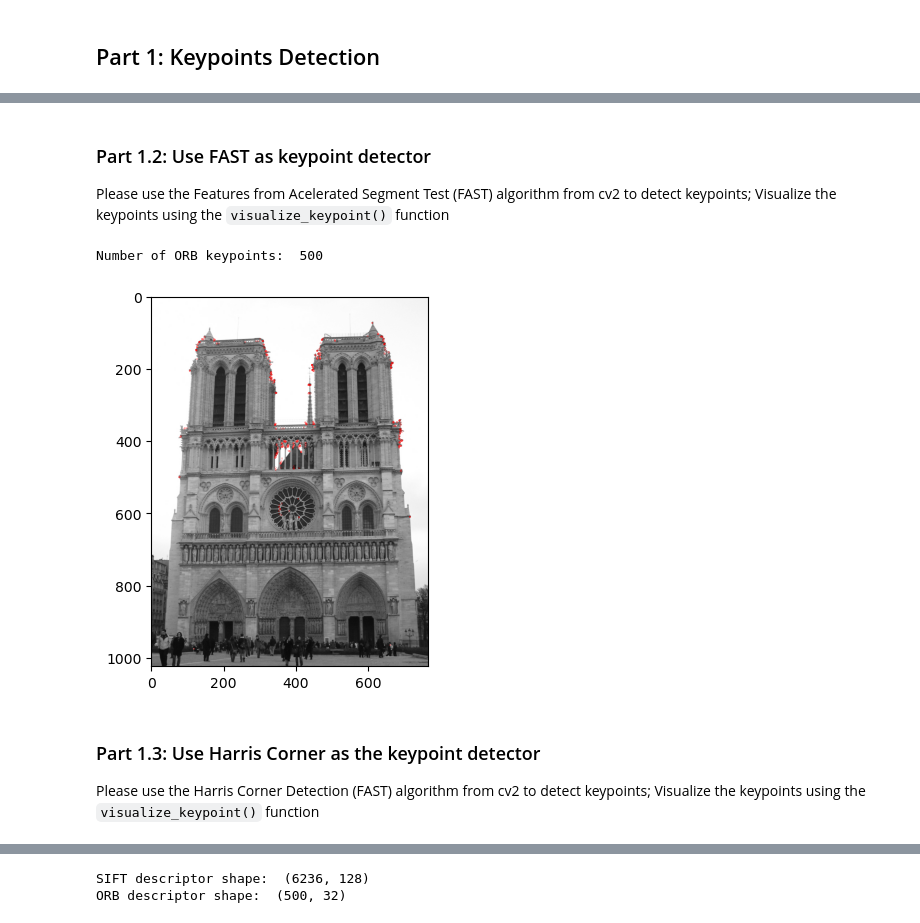
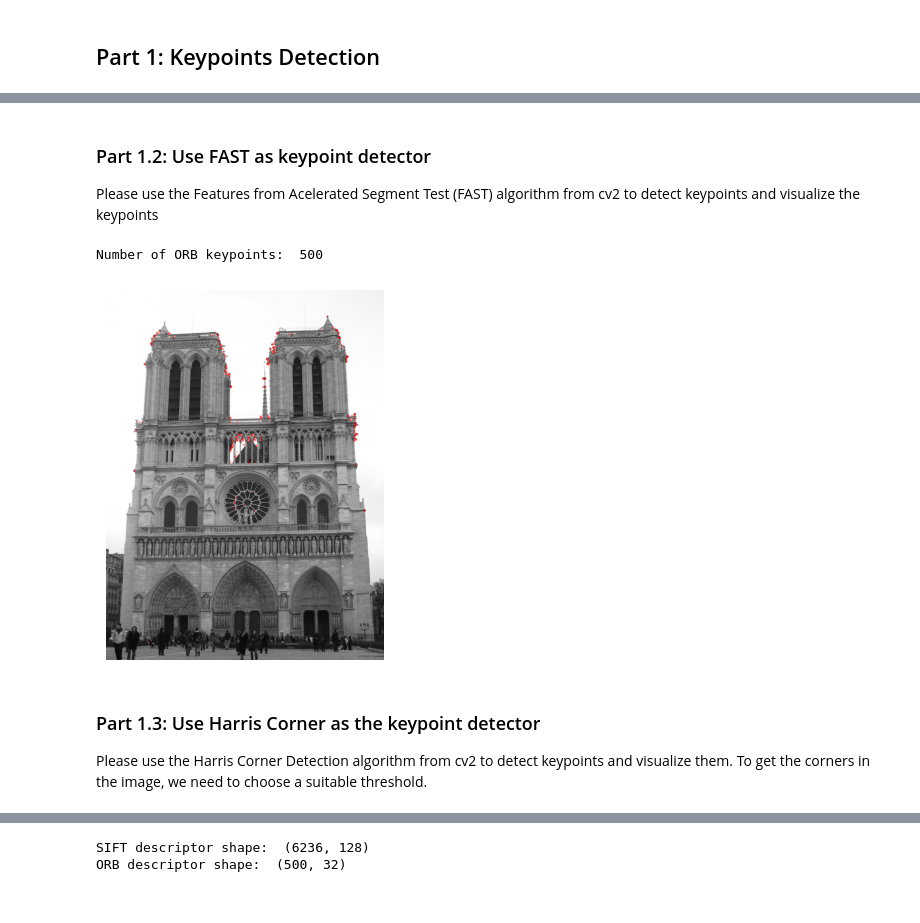
Before and after one commit to CassiniatSaturn/cv_hw, a Jupyter notebook: visualization.ipynb, the cells around one changed output, grey strips where cells are left out. Drawn from its saved outputs; the diff is of its cells as text; code cells hidden in the pictures.

```diff
--- a/visualization.ipynb
+++ b/visualization.ipynb
@@ -50,8 +57,10 @@ Note: Preprocess the keypoints in cv2 format to an array of keypoint coordinate
 # %%
 def visualize_keypoint(keypoints, image):
+    "# *****START OF YOUR CODE (DO NOT DELETE/MODIFY THIS LINE)*****"
     if len(image.shape) == 2:
         rgb_image = image.copy()
         rgb_image = rgb_image[..., None].repeat(3, -1)
+
 
     plt.imshow(rgb_image)
     fig = plt.gcf()
@@ -59,14 +68,8 @@ def visualize_keypoint(keypoints, image):
     for kp in keypoints:
         ax.add_patch(plt.Circle(kp, 0.2, color="r"))
 
+
     plt.imshow(rgb_image)
     plt.axis("off")
     plt.show()
-
-
-def convert_kp_to_coord(keypoints):
-    coord_list = []
-    for kp in keypoints:
-        coord_list.append(kp.pt)
-
-    return np.array(coord_list)
+    "# *****End OF YOUR CODE (DO NOT DELETE/MODIFY THIS LINE)*****"
@@ -76,17 +89,19 @@ visualize_keypoint(sift_kp_coord, gray1)
 # %% [markdown]
 ### Part 1.2: Use FAST as keypoint detector
-Please use the Features from Acelerated Segment Test (FAST) algorithm from cv2 to detect keypoints; Visualize the keypoints using the `visualize_keypoint()` function
+Please use the Features from Acelerated Segment Test (FAST) algorithm from cv2 to detect keypoints and visualize the keypoints
 # %%
+"# *****START OF YOUR CODE (DO NOT DELETE/MODIFY THIS LINE)*****"
 orb = cv2.ORB_create()
+orb_kp = orb.detect(gray1, None)
+"# *****END OF YOUR CODE (DO NOT DELETE/MODIFY THIS LINE)*****"
 
-orb_kp = orb.detect(gray1, None)
 print("Number of ORB keypoints: ", len(orb_kp))
 orb_kp_coord = convert_kp_to_coord(orb_kp)
 visualize_keypoint(orb_kp_coord, gray1)
 # %% [output]
 Number of ORB keypoints:  500
-[figure, old version]
+[figure, new version]
 # %% [markdown]
 ### Part 1.3: Use Harris Corner as the keypoint detector
-Please use the Harris Corner Detection (FAST) algorithm from cv2 to detect keypoints; Visualize the keypoints using the `visualize_keypoint()` function
+Please use the Harris Corner Detection algorithm from cv2 to detect keypoints and visualize them. To get the corners in the image, we need to choose a suitable threshold.
 # %%
```
Also changed, not shown: parts of 23 cells of this notebook, 1 other file.
